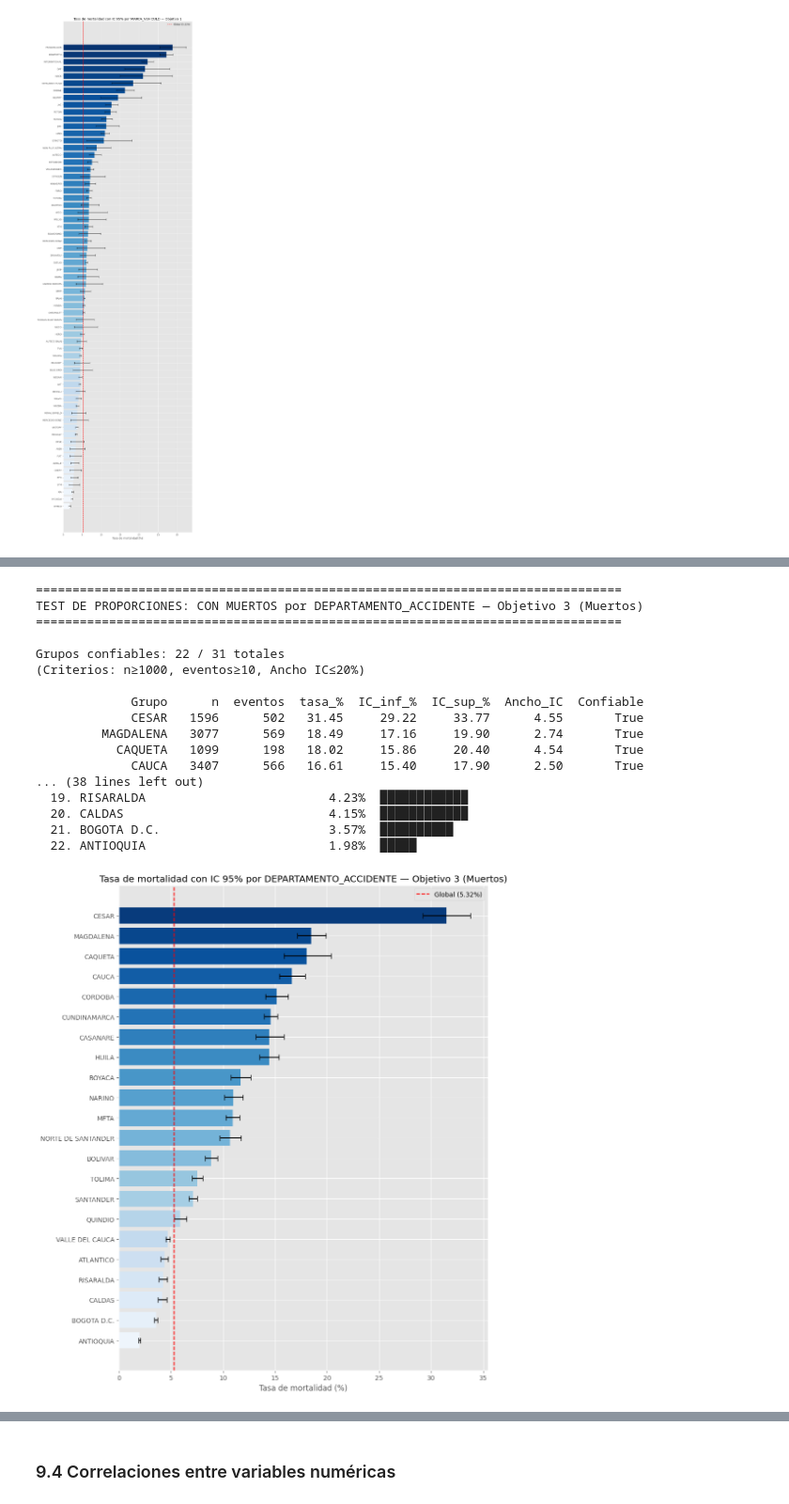
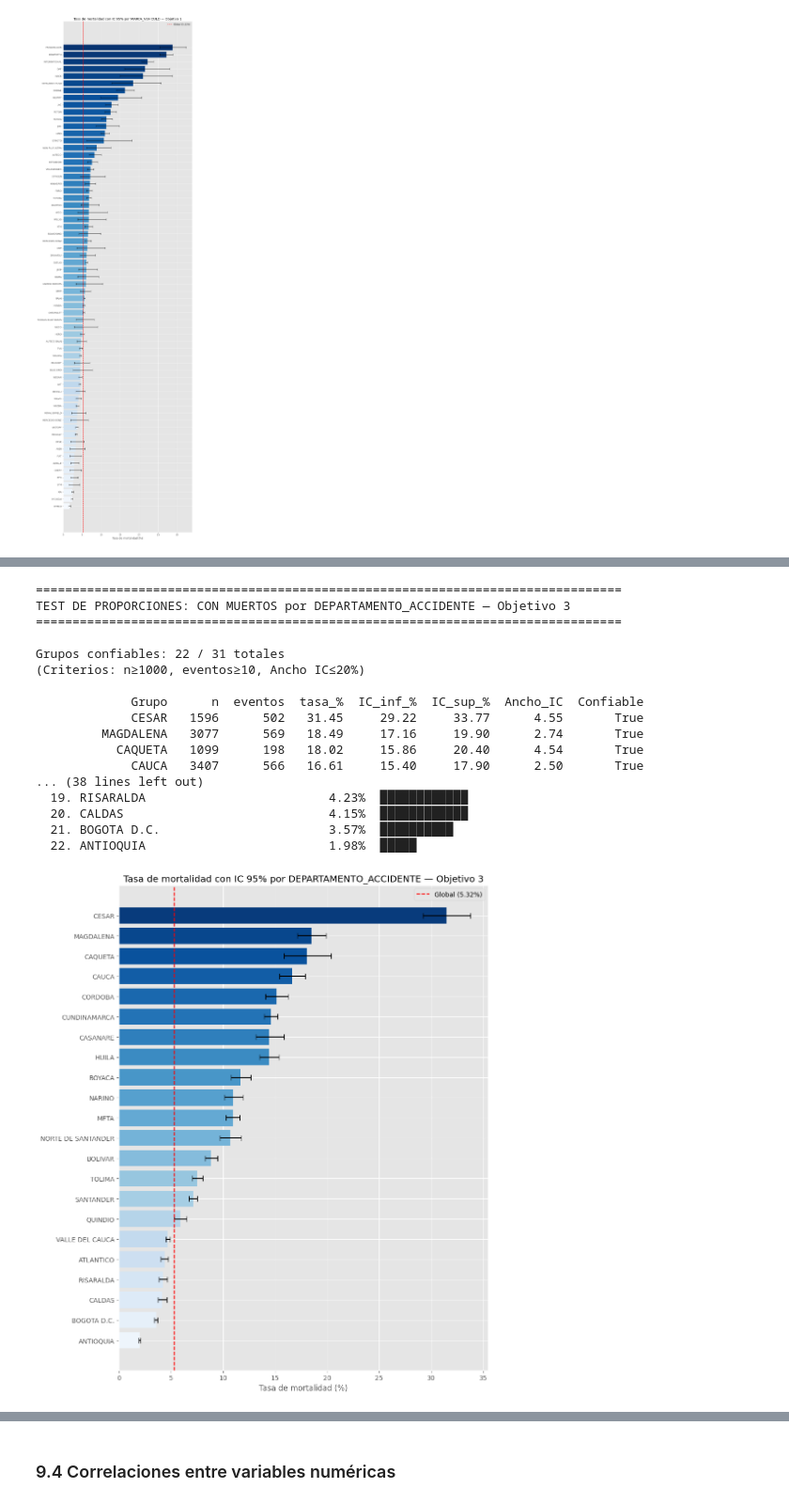
Before and after one commit to MariaClara091/Seminario, a Jupyter notebook: EDA_seminario_ABC.ipynb, the cells around one changed output, grey strips where cells are left out. Shown at 94% size. Saved outputs shown, nothing was run; the diff lists cells and outputs as text; code cells hidden in the pictures.

```diff
--- a/EDA_seminario_ABC.ipynb
+++ b/EDA_seminario_ABC.ipynb
@@ -971,20 +726,0 @@ def cramer_v(df, var, objetivo='GRAVEDAD_ACCIDENTE'):
-# %%
-variables = ['TIPO_VEHICULO', 'MARCA_AGRUPADA', 'MUNICIPIO_ACCIDENTE']
-
-for var in variables:
-    chi2, p, v, tabla, expected = cramer_v(df, var)
-
-    # Interpretación de fuerza
-    if v < 0.10:
-        fuerza = 'Muy débil'
-    elif v < 0.20:
-        fuerza = 'Débil'
-    elif v < 0.40:
-        fuerza = 'Moderada'
-    else:
-        fuerza = 'Fuerte'
-
-    print(f"\nVariable: {var}")
-    print(f"Chi² = {chi2:.1f}")
-    print(f"p-valor = {p:.2e}")
-    print(f"V de Cramér = {v:.4f} ({fuerza})")
@@ -1464,41 +1561,26 @@ accidente en un vehículo nuevo es más probable que resulte en herido que en mu
 # %%
-# CON MUERTOS
-resultado_dep_muertos = test_proporciones_confiable(
-    df,
-    columna_grupo='DEPARTAMENTO_ACCIDENTE',
-    categoria='CON MUERTOS',
-    muestra_minima=1000,
-    eventos_minimos=10,
-    ancho_ic_max=20,
-    titulo='— Objetivo 3 (Muertos)'
+# Objetivo 3: Departamento
+resultado_dep = test_proporciones_confiable(
+    df, columna_grupo='DEPARTAMENTO_ACCIDENTE',
+    muestra_minima=1000, eventos_minimos=10, ancho_ic_max=20,
+    titulo='— Objetivo 3'
 )
-
-# CON HERIDOS
-resultado_dep_heridos = test_proporciones_confiable(
-    df,
-    columna_grupo='DEPARTAMENTO_ACCIDENTE',
-    categoria='CON HERIDOS',
-    muestra_minima=1000,
-    eventos_minimos=10,
-    ancho_ic_max=20,
-    titulo='— Objetivo 3 (Heridos)'
-)
 # %% [output]
 ================================================================================
-TEST DE PROPORCIONES: CON MUERTOS por DEPARTAMENTO_ACCIDENTE — Objetivo 3 (Muertos)
+TEST DE PROPORCIONES: CON MUERTOS por DEPARTAMENTO_ACCIDENTE — Objetivo 3
 ================================================================================
 
 Grupos confiables: 22 / 31 totales
 (Criterios: n≥1000, eventos≥10, Ancho IC≤20%)
 
              Grupo      n  eventos  tasa_%  IC_inf_%  IC_sup_%  Ancho_IC  Confiable
              CESAR   1596      502   31.45     29.22     33.77      4.55       True
          MAGDALENA   3077      569   18.49     17.16     19.90      2.74       True
            CAQUETA   1099      198   18.02     15.86     20.40      4.54       True
              CAUCA   3407      566   16.61     15.40     17.90      2.50       True
 ... (38 lines left out)
   19. RISARALDA                         4.23%  ████████████
   20. CALDAS                            4.15%  ████████████
   21. BOGOTA D.C.                       3.57%  ██████████
   22. ANTIOQUIA                         1.98%  █████
-[figure, old version]
+[figure, new version]
```
Also changed, not shown: parts of 113 cells of this notebook.
